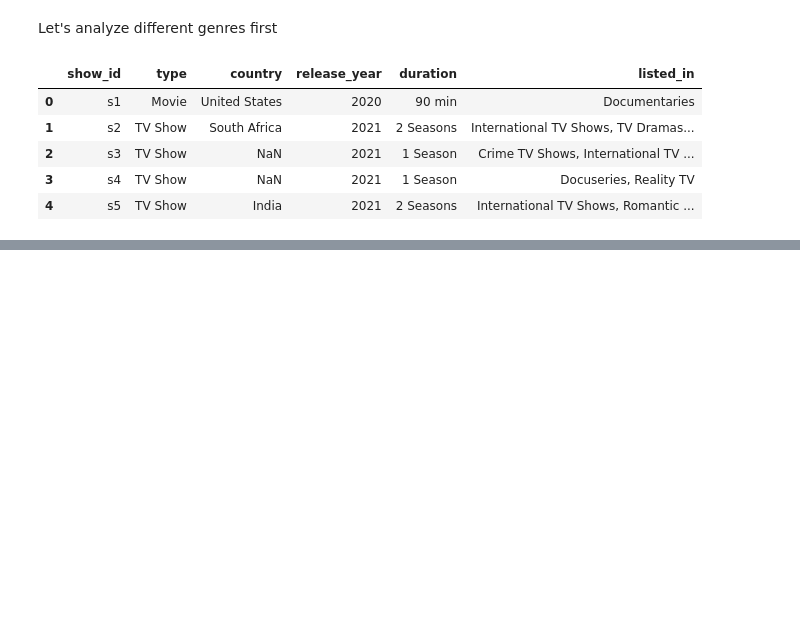
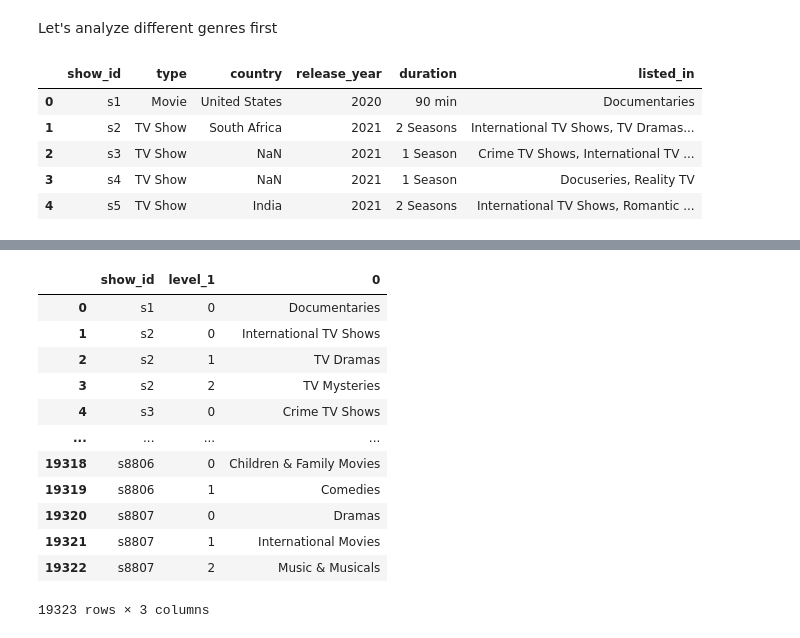
Before and after one commit to WRD397/Projects, a Jupyter notebook: BusinessCase_Netflix_EDA/main.ipynb, the cells around one changed output, grey strips where cells are left out. Drawn from its saved outputs; the diff is of its cells as text; code cells hidden in the pictures; blank space fills up the shorter version.

Commit message:
Genre Analysis is complete and COuntry Dependency started

```diff
--- a/BusinessCase_Netflix_EDA/main.ipynb
+++ b/BusinessCase_Netflix_EDA/main.ipynb
@@ -142,0 +154,17 @@ df_genre_new
+# %%
+df_genre_new = pd.DataFrame(df_genre_new.stack()).reset_index()
+df_genre_new
+# %% [output]
+|  | show_id | level_1 | 0 |
+| 0 | s1 | 0 | Documentaries |
+| 1 | s2 | 0 | International TV Shows |
+| 2 | s2 | 1 | TV Dramas |
+| 3 | s2 | 2 | TV Mysteries |
+| 4 | s3 | 0 | Crime TV Shows |
+| ... | ... | ... | ... |
+| 19318 | s8806 | 0 | Children & Family Movies |
+| 19319 | s8806 | 1 | Comedies |
+| 19320 | s8807 | 0 | Dramas |
+| 19321 | s8807 | 1 | International Movies |
+| 19322 | s8807 | 2 | Music & Musicals |
+19323 rows × 3 columns
```
Also changed, not shown: parts of 20 cells of this notebook.
